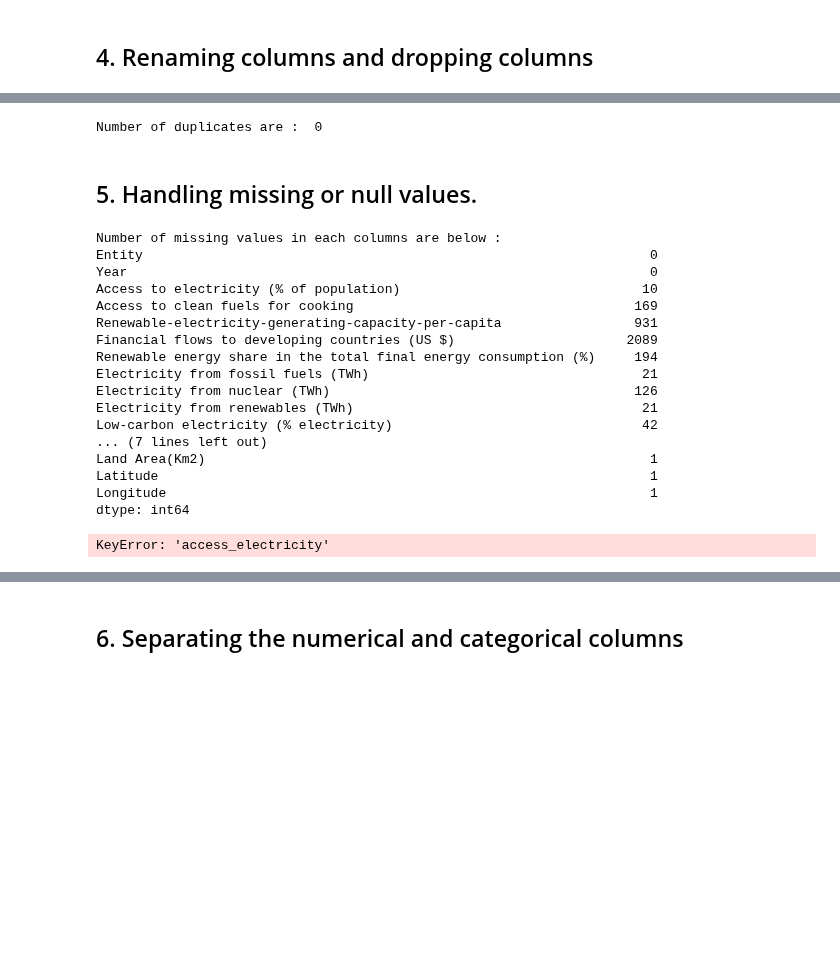
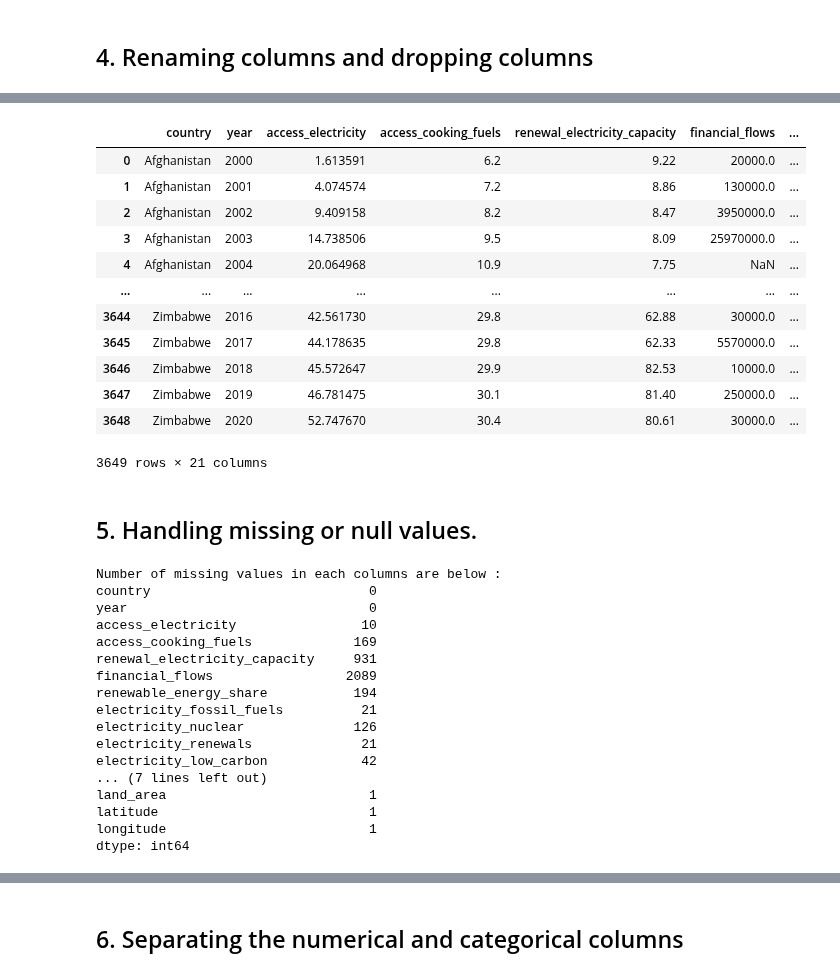
Before and after one commit to elkinbarretorojas/data_science, a Jupyter notebook: energy/model.ipynb, the cells around one changed output, grey strips where cells are left out. Cells and saved outputs as stored; diff of their text form; code cells hidden in the pictures; blank space fills up the shorter version.

```diff
--- a/energy/model.ipynb
+++ b/energy/model.ipynb
@@ -86,8 +83,9 @@ Land Area(Km2)                                                       object
 Latitude                                                            float64
 Longitude                                                           float64
 dtype: object
+# %%
+energy_data.columns = energy_data.columns.str.lower().str.replace(" ", "_")
 # %% [markdown]
 ## 4. Renaming columns and dropping columns
 # %%
 energy_data = energy_data.rename({'entity':'country','access_to_electricity_(%_of_population)':'access_electricity','access_to_clean_fuels_for_cooking':'access_cooking_fuels','renewable-electricity-generating-capacity-per-capita':'renewal_electricity_capacity','financial_flows_to_developing_countries_(us_$)':'financial_flows','renewable_energy_share_in_the_total_final_energy_consumption_(%)':'renewable_energy_share','electricity_from_fossil_fuels_(twh)':'electricity_fossil_fuels','electricity_from_nuclear_(twh)':'electricity_nuclear','electricity_from_renewables_(twh)':'electricity_renewals','low-carbon_electricity_(%_electricity)':'electricity_low_carbon','primary_energy_consumption_per_capita_(kwh/person)':'primary_energy_consumption','energy_intensity_level_of_primary_energy_(mj/$2017_ppp_gdp)':'energy_level','value_co2_emissions_kt_by_country':'co2_emissions','renewables_(%_equivalent_primary_energy)':'renewables','density\\n(p/km2)':'density','land_area(km2)':'land_area'},axis = 1)
-energy_data.head()
@@ -102,8 +92,21 @@ energy_data.head()
 # %%
-print('Number of duplicates are : ', energy_data.duplicated().sum())
+#print('Number of duplicates are : ', energy_data.duplicated().sum())
 #energy_data = energy_data.drop_duplicates()
+energy_data
 # %% [output]
+|  | country | year | access_electricity | access_cooking_fuels | renewal_electricity_capacity | financial_flows | ... |
+| 0 | Afghanistan | 2000 | 1.613591 | 6.2 | 9.22 | 20000.0 | ... |
+| 1 | Afghanistan | 2001 | 4.074574 | 7.2 | 8.86 | 130000.0 | ... |
+| 2 | Afghanistan | 2002 | 9.409158 | 8.2 | 8.47 | 3950000.0 | ... |
+| 3 | Afghanistan | 2003 | 14.738506 | 9.5 | 8.09 | 25970000.0 | ... |
+| 4 | Afghanistan | 2004 | 20.064968 | 10.9 | 7.75 | NaN | ... |
+| ... | ... | ... | ... | ... | ... | ... | ... |
+| 3644 | Zimbabwe | 2016 | 42.561730 | 29.8 | 62.88 | 30000.0 | ... |
+| 3645 | Zimbabwe | 2017 | 44.178635 | 29.8 | 62.33 | 5570000.0 | ... |
+| 3646 | Zimbabwe | 2018 | 45.572647 | 29.9 | 82.53 | 10000.0 | ... |
+| 3647 | Zimbabwe | 2019 | 46.781475 | 30.1 | 81.40 | 250000.0 | ... |
+| 3648 | Zimbabwe | 2020 | 52.747670 | 30.4 | 80.61 | 30000.0 | ... |
-Number of duplicates are :  0
+3649 rows × 21 columns
 # %% [markdown]
 ## 5. Handling missing or null values.
 # %%
@@ -111,28 +114,22 @@ print('Number of missing values in each columns are below : ')
 print(energy_data.isnull().sum())
 # %% [output]
 Number of missing values in each columns are below :
-Entity                                                                 0
-Year                                                                   0
-Access to electricity (% of population)                               10
-Access to clean fuels for cooking                                    169
-Renewable-electricity-generating-capacity-per-capita                 931
-Financial flows to developing countries (US $)                      2089
-Renewable energy share in the total final energy consumption (%)     194
-Electricity from fossil fuels (TWh)                                   21
-Electricity from nuclear (TWh)                                       126
-Electricity from renewables (TWh)                                     21
-Low-carbon electricity (% electricity)                                42
+country                            0
+year                               0
+access_electricity                10
+access_cooking_fuels             169
+renewal_electricity_capacity     931
+financial_flows                 2089
+renewable_energy_share           194
+electricity_fossil_fuels          21
+electricity_nuclear              126
+electricity_renewals              21
+electricity_low_carbon            42
 ... (7 lines left out)
-Land Area(Km2)                                                         1
-Latitude                                                               1
-Longitude                                                              1
+land_area                          1
+latitude                           1
+longitude                          1
 dtype: int64
 # %%
-#Access to electricity had 10 missing values. Since the Years are not recently and all the countries are from similar region I will replace that value with 0
-bool_series = pd.isnull(energy_data['access_electricity'])
-energy_data[bool_series]
-energy_data['access_electricity'].fillna(0, inplace = True)
-print('Number of missing values in each columns are below : ')
-print(energy_data.isnull().sum())
+#ACCESS TO ELECTRICITY had 10 missing values. Since the Years are not recently and all the countries are from similar region I will replace that value with 0
+energy_data['access_electricity'] = energy_data['access_electricity'].fillna(0)
-# %% [output]
-KeyError: 'access_electricity'
```
Also changed, not shown: parts of 10 cells of this notebook, 2 other files.
